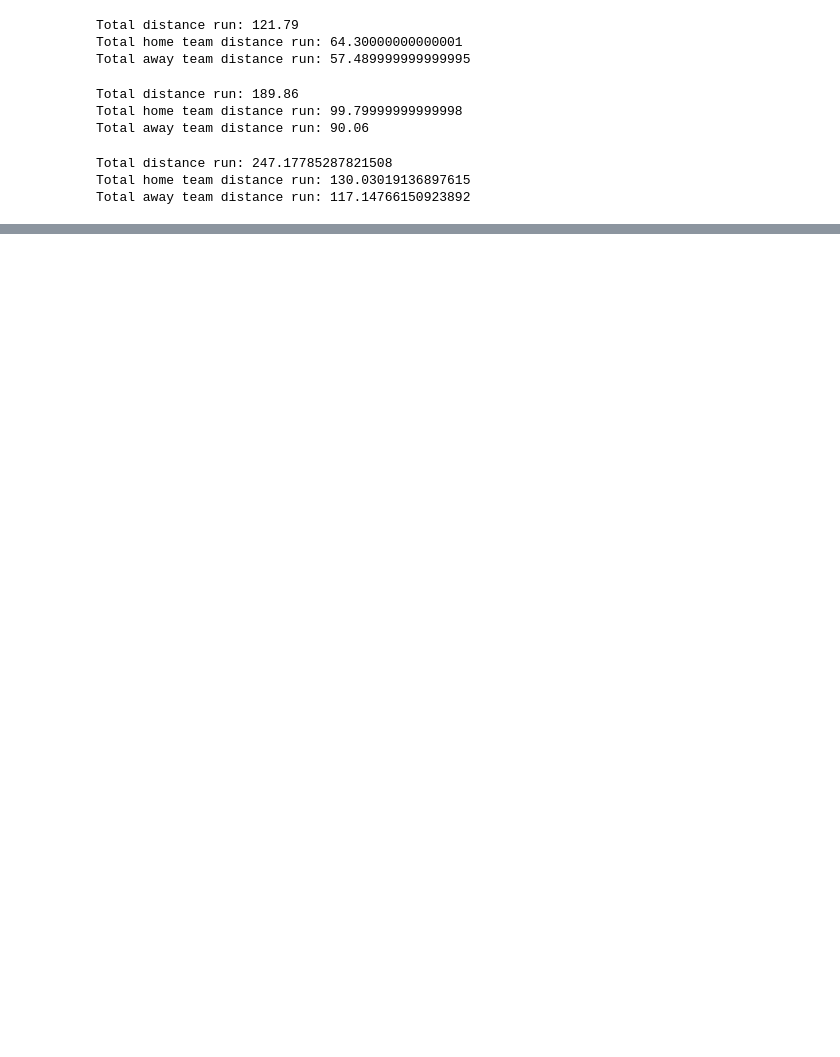
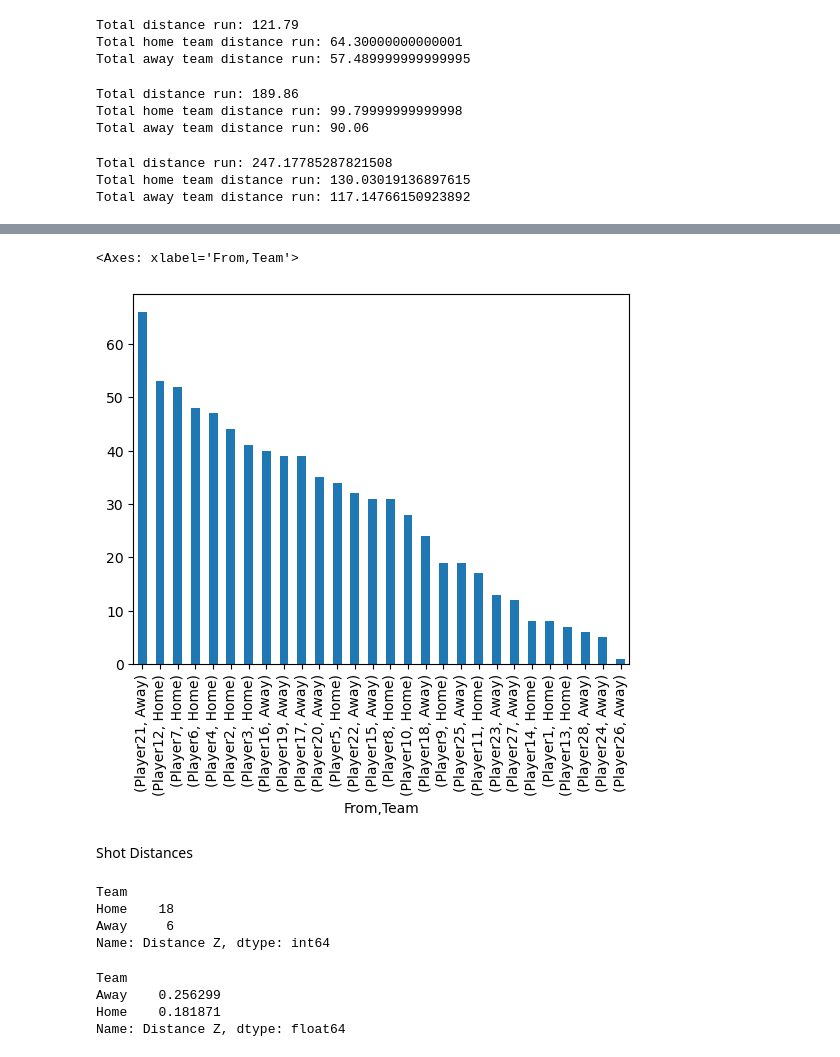
Before and after one commit to lnyousif/Football101, a Jupyter notebook: Sean Notebook.ipynb, the cells around one changed output, grey strips where cells are left out. Saved outputs shown, nothing was run; the diff lists cells and outputs as text; code cells hidden in the pictures; blank space fills up the shorter version.

```diff
--- a/Sean Notebook.ipynb
+++ b/Sean Notebook.ipynb
@@ -281,0 +367,21 @@ sample_game_1_events.to_csv("distance.csv")
+# %%
+sample_game_1_events["From"].loc[sample_game_1_events["Type"] == "PASS"].groupby([sample_game_1_events["From"],sample_game_1_events["Team"]]).count().sort_values(ascending=False).plot(kind="bar")
+# %% [output]
+<Axes: xlabel='From,Team'>
+[figure, added]
+# %% [markdown]
+Shot Distances
+# %%
+sample_game_1_events["Distance Z"].loc[sample_game_1_events["Type"] == "SHOT"].groupby(sample_game_1_events["Team"]).count().sort_values(ascending=False)
+# %% [output]
+Team
+Home    18
+Away     6
+Name: Distance Z, dtype: int64
+# %%
+sample_game_1_events["Distance Z"].loc[sample_game_1_events["Type"] == "SHOT"].groupby(sample_game_1_events["Team"]).mean().sort_values(ascending=False)
+# %% [output]
+Team
+Away    0.256299
+Home    0.181871
+Name: Distance Z, dtype: float64
```
Also changed, not shown: parts of 17 cells of this notebook.
